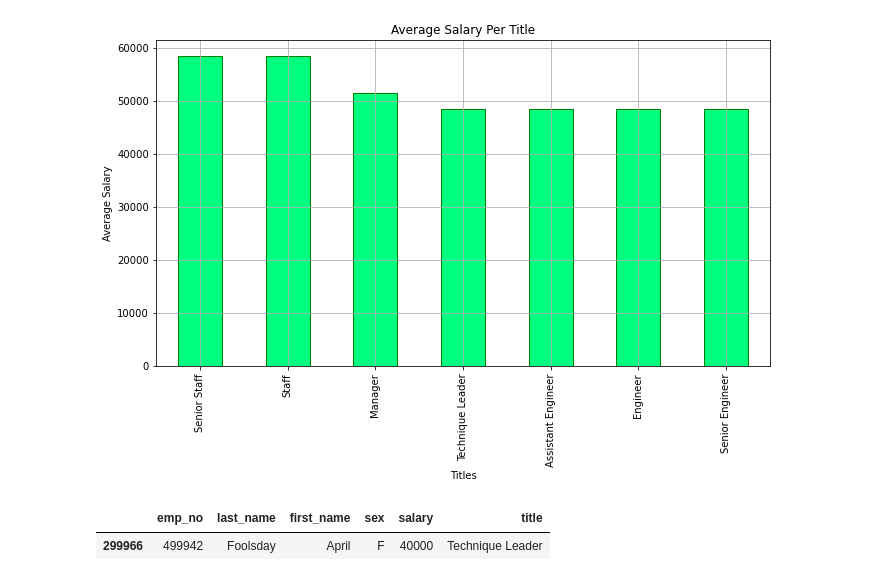
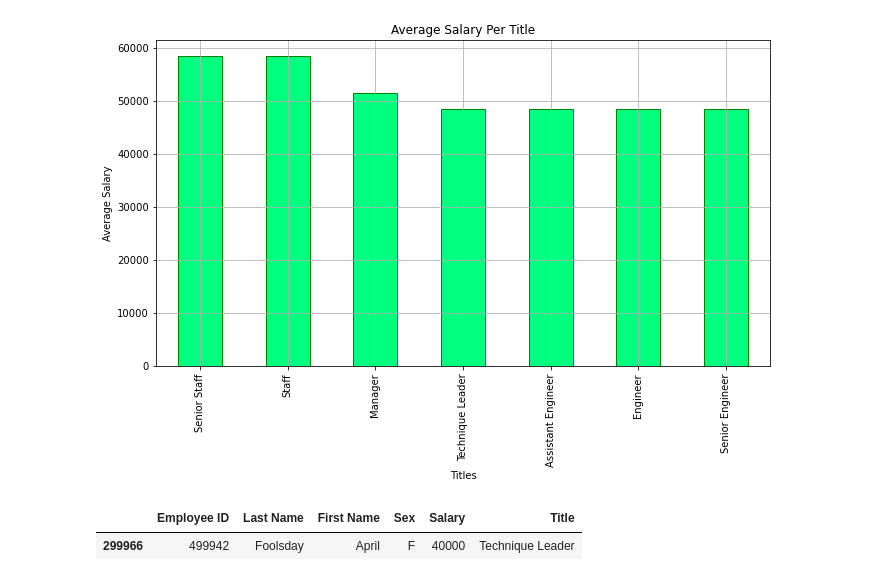
Before and after one commit to RaulMaya/SQL-Departments, a Jupyter notebook: Jupyter_Notebook_SQL_Bonus/SQL_Challenge_Bonus.ipynb, the cells around one changed output. Saved outputs shown, nothing was run; the diff lists cells and outputs as text; code cells hidden in the pictures.

```diff
--- a/Jupyter_Notebook_SQL_Bonus/SQL_Challenge_Bonus.ipynb
+++ b/Jupyter_Notebook_SQL_Bonus/SQL_Challenge_Bonus.ipynb
@@ -24,0 +9,4 @@ employees_df
+# %%
+employees_df = employees_df.rename(columns={"emp_no":"Employee ID","last_name":"Last Name",
+                                           "first_name":"First Name","sex":"Sex","salary":"Salary","title":"Title"})
+employees_df.head(10)
@@ -66,8 +66,8 @@ plt.show()
 # %%
 #Epilogue
 my_employee_ID = 499942
-my_info = employees_df.loc[employees_df["emp_no"] == my_employee_ID,:]
+my_info = employees_df.loc[employees_df["Employee ID"] == my_employee_ID,:]
 my_info
 # %% [output]
-|  | emp_no | last_name | first_name | sex | salary | title |
+|  | Employee ID | Last Name | First Name | Sex | Salary | Title |
 | 299966 | 499942 | Foolsday | April | F | 40000 | Technique Leader |
```
Also changed, not shown: parts of 4 cells of this notebook.
